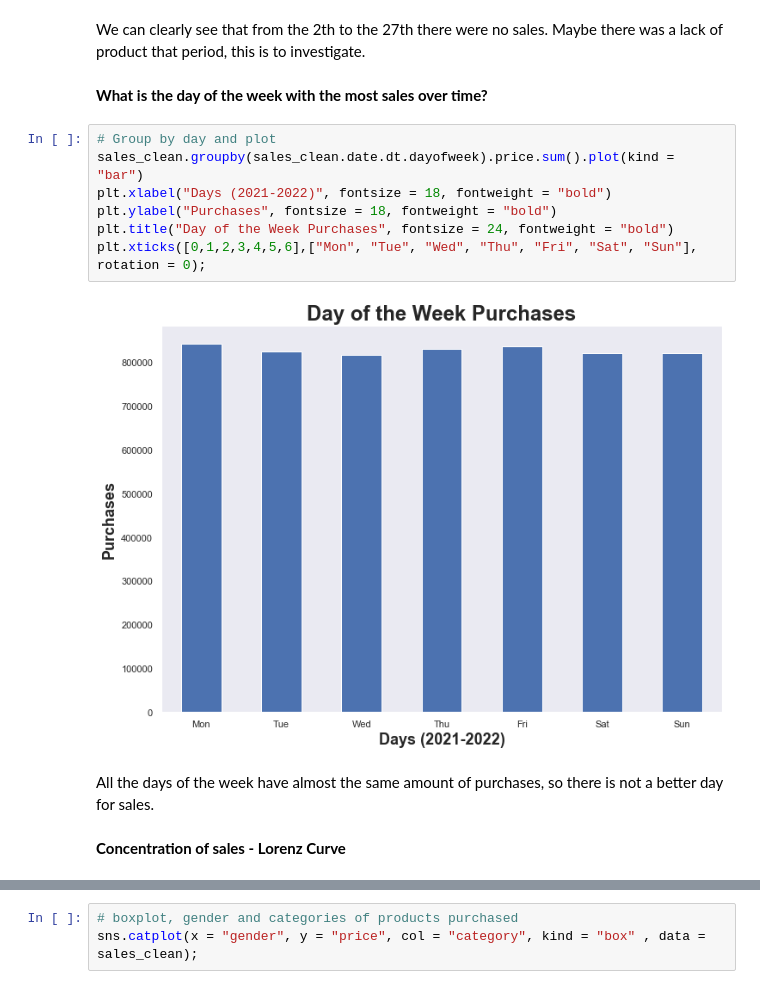
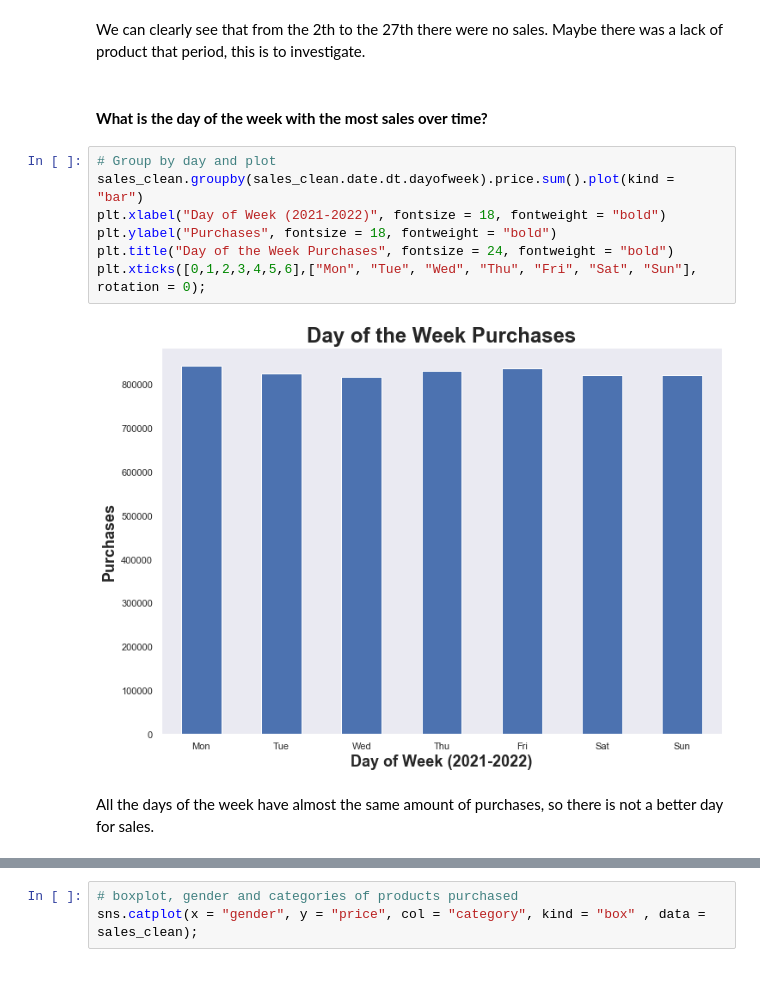
Before and after one commit to furawa/OC_data_analyst_projects, a Jupyter notebook: 02_analyze_company_sales/analyze_sales.ipynb, the cells around one changed output, grey strips where cells are left out. Drawn from its saved outputs; the diff is of its cells as text.

```diff
--- a/02_analyze_company_sales/analyze_sales.ipynb
+++ b/02_analyze_company_sales/analyze_sales.ipynb
@@ -326,17 +362,15 @@ plt.title("Category 1 Purchases in October", fontsize = 24, fontweight = "bold")
 # %% [markdown]
 We can clearly see that from the 2th to the 27th there were no sales. Maybe there was a lack of product that period, this is to investigate.
 # %% [markdown]
-**What is the day of the week with the most sales over time?**
+#### **What is the day of the week with the most sales over time?**
 # %%
 # Group by day and plot
 sales_clean.groupby(sales_clean.date.dt.dayofweek).price.sum().plot(kind = "bar")
-plt.xlabel("Days (2021-2022)", fontsize = 18, fontweight = "bold")
+plt.xlabel("Day of Week (2021-2022)", fontsize = 18, fontweight = "bold")
 plt.ylabel("Purchases", fontsize = 18, fontweight = "bold")
 plt.title("Day of the Week Purchases", fontsize = 24, fontweight = "bold")
 plt.xticks([0,1,2,3,4,5,6],["Mon", "Tue", "Wed", "Thu", "Fri", "Sat", "Sun"], rotation = 0);
 # %% [output]
-[figure, old version]
+[figure, new version]
 # %% [markdown]
 All the days of the week have almost the same amount of purchases, so there is not a better day for sales.
-# %% [markdown]
-**Concentration of sales - Lorenz Curve**
```
Also changed, not shown: parts of 32 cells of this notebook.
